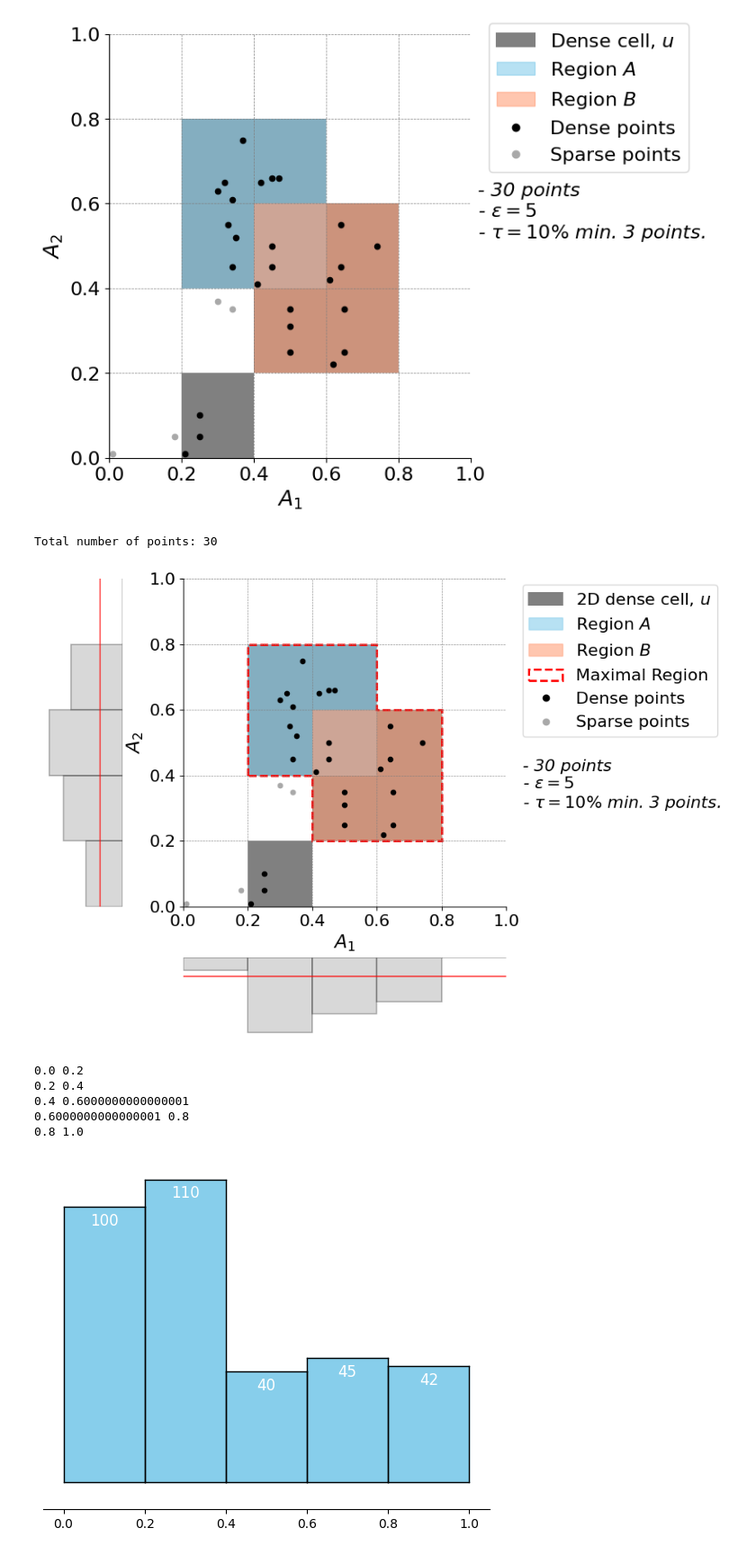
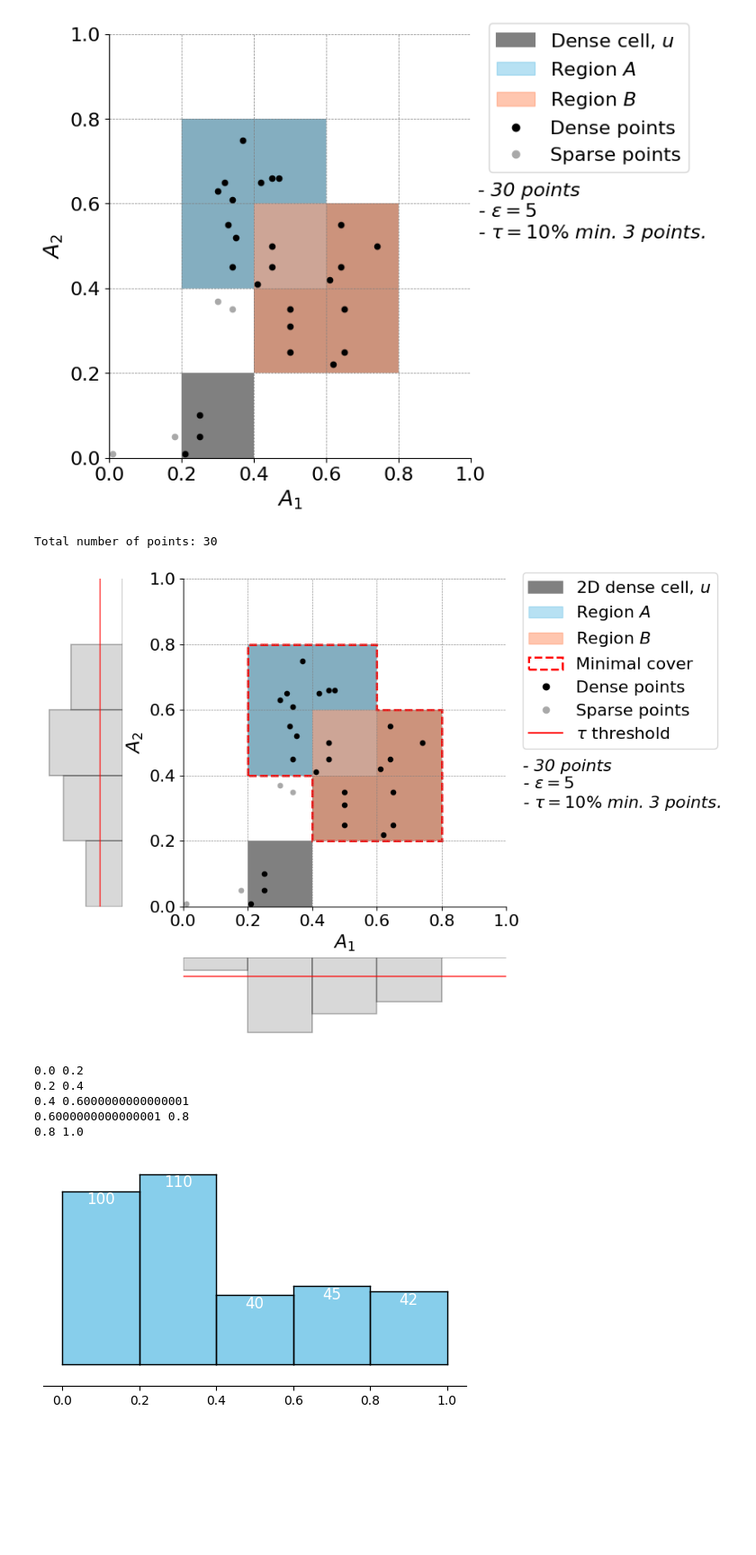
Before and after one commit to henrikdchristensen/SDU-Data-Mining-Exam, a Jupyter notebook: src/evaluation.ipynb, the cells around one changed output. Shown at 90% size. Saved outputs shown, nothing was run; the diff lists cells and outputs as text; code cells hidden in the pictures; blank space fills up the shorter version.

```diff
--- a/src/evaluation.ipynb
+++ b/src/evaluation.ipynb
@@ -686,9 +686,10 @@ ax_histy.axis('off')
 handles = [patches.Patch(color='gray', edgecolor='gray', linewidth=1.5, label='2D dense cell, $u$'),
            patches.Patch(color='skyblue', alpha=0.6, label='Region $A$'),
            patches.Patch(color='lightsalmon', alpha=0.6, label='Region $B$'),
-           patches.Patch(facecolor='none', edgecolor='red', linestyle='--', linewidth=2, label='Maximal Region'),
+           patches.Patch(facecolor='none', edgecolor='red', linestyle='--', linewidth=2, label='Minimal cover'),
            plt.Line2D([0], [0], color='black', lw=1.5, marker='o', linestyle='', label='Dense points'),
-           plt.Line2D([0], [0], color='darkgray', lw=1.5, marker='o', linestyle='', label='Sparse points')
+           plt.Line2D([0], [0], color='darkgray', lw=1.5, marker='o', linestyle='', label='Sparse points'),
+           plt.Line2D([0], [0], color='red', lw=1.5, label=r'$\tau$ threshold')
            ]
 
 ax_main.legend(handles=handles, loc='center left', bbox_to_anchor=(1.05, 0.75), fontsize=16, borderaxespad=0.)
@@ -702,11 +703,14 @@ ax_main.text(1.05, 0.45, f'- {total_points} points\n- {epsilon_value}\n- {tau_va
 # Adjust layout to accommodate the legend and histograms
 plt.tight_layout()
 
+# Save plot ensuring everything fits
+plt.savefig(dir_to_save_plots + 'dense_cells_and_regions.png', bbox_inches='tight')
+
 # Show plot
 plt.show()
 # %% [output]
 Total number of points: 30
-[figure, old version]
+[figure, new version]
 # %%
 import matplotlib.pyplot as plt
 import numpy as np
@@ -717,7 +721,7 @@ grid_size = 0.2
 positions = np.arange(0, len(values)+1) * grid_size  # Calculate positions for each bar
 
 # Create a figure and axis
-fig, ax = plt.subplots()
+fig, ax = plt.subplots(figsize=(5, 3))
 
 # Loop through each value and draw a rectangle using fill_between
 for i, value in enumerate(values):
@@ -736,31 +740,37 @@ for i, value in enumerate(values):
         (start + end) / 2,  # Center the text horizontally in the bar
         value - 5,  # Position label near the top of the bar
         str(value),
         va='center',
         ha='center',
         color='white',
         fontsize=12
     )
 
 # Show only the x-axis
 ax.spines['left'].set_visible(False)    # Hide the left spine (y-axis)
 ax.spines['right'].set_visible(False)   # Hide the right spine
 ax.spines['top'].set_visible(False)     # Hide the top spine
 ax.spines['bottom'].set_position(('outward', 10))  # Move the x-axis outward for visibility
 
 # Set the x-ticks at the center of each bar
 ax.set_xticks(positions)  # Center ticks in the middle of each bar
 ax.set_xticklabels([f"{i:.1f}" for i in positions])  # Display positions as labels
 
 # Hide y-axis ticks and labels
 ax.yaxis.set_ticks([])
 
+# Tight layout
+plt.tight_layout()
+
+# Save the plot
+plt.savefig(dir_to_save_plots + 'mafia_adaptive_grids.png')
+
 # Display the plot
 plt.show()
 # %% [output]
 0.0 0.2
 0.2 0.4
 0.4 0.6000000000000001
 0.6000000000000001 0.8
 0.8 1.0
-[figure, old version]
+[figure, new version]
```
Also changed, not shown: 7 other files.
